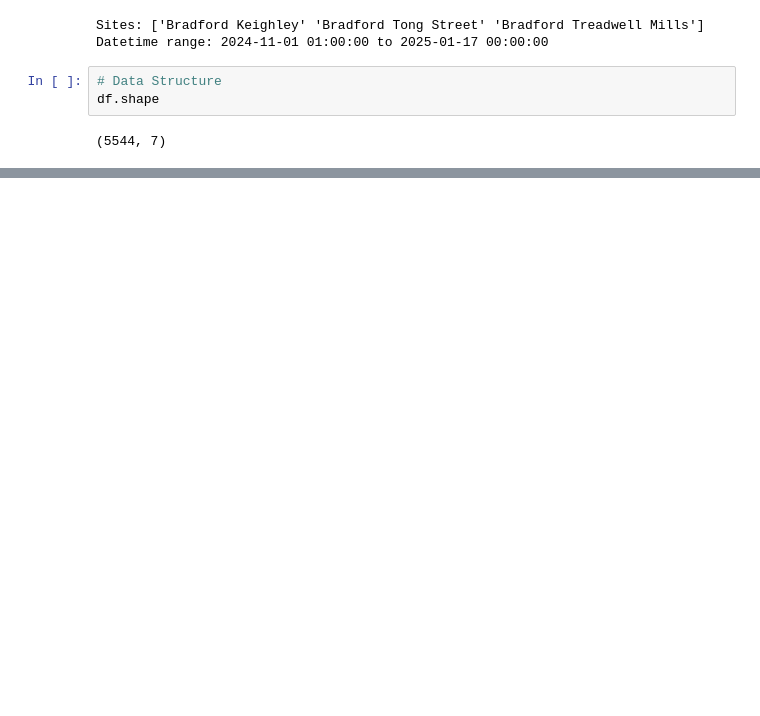
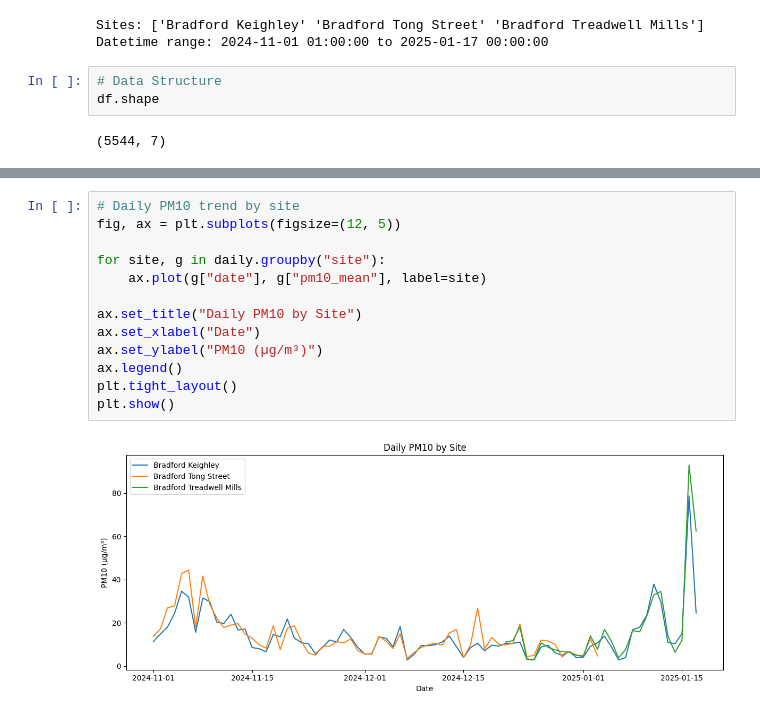
Before and after one commit to sayo2rule/bradford-air-quality-hdrc, a Jupyter notebook: notebooks/air_quality_analysis.ipynb, the cells around one changed output, grey strips where cells are left out. Cells and saved outputs as stored; diff of their text form; blank space fills up the shorter version.

```diff
--- a/notebooks/air_quality_analysis.ipynb
+++ b/notebooks/air_quality_analysis.ipynb
@@ -724,0 +664,15 @@ print("Slide outline:", OUT_DIR / "slide_outline.txt")
+# %%
+# Daily PM10 trend by site
+fig, ax = plt.subplots(figsize=(12, 5))
+
+for site, g in daily.groupby("site"):
+    ax.plot(g["date"], g["pm10_mean"], label=site)
+
+ax.set_title("Daily PM10 by Site")
+ax.set_xlabel("Date")
+ax.set_ylabel("PM10 (µg/m³)")
+ax.legend()
+plt.tight_layout()
+plt.show()
+# %% [output]
+[figure, added]
```
Also changed, not shown: parts of 60 cells of this notebook.
